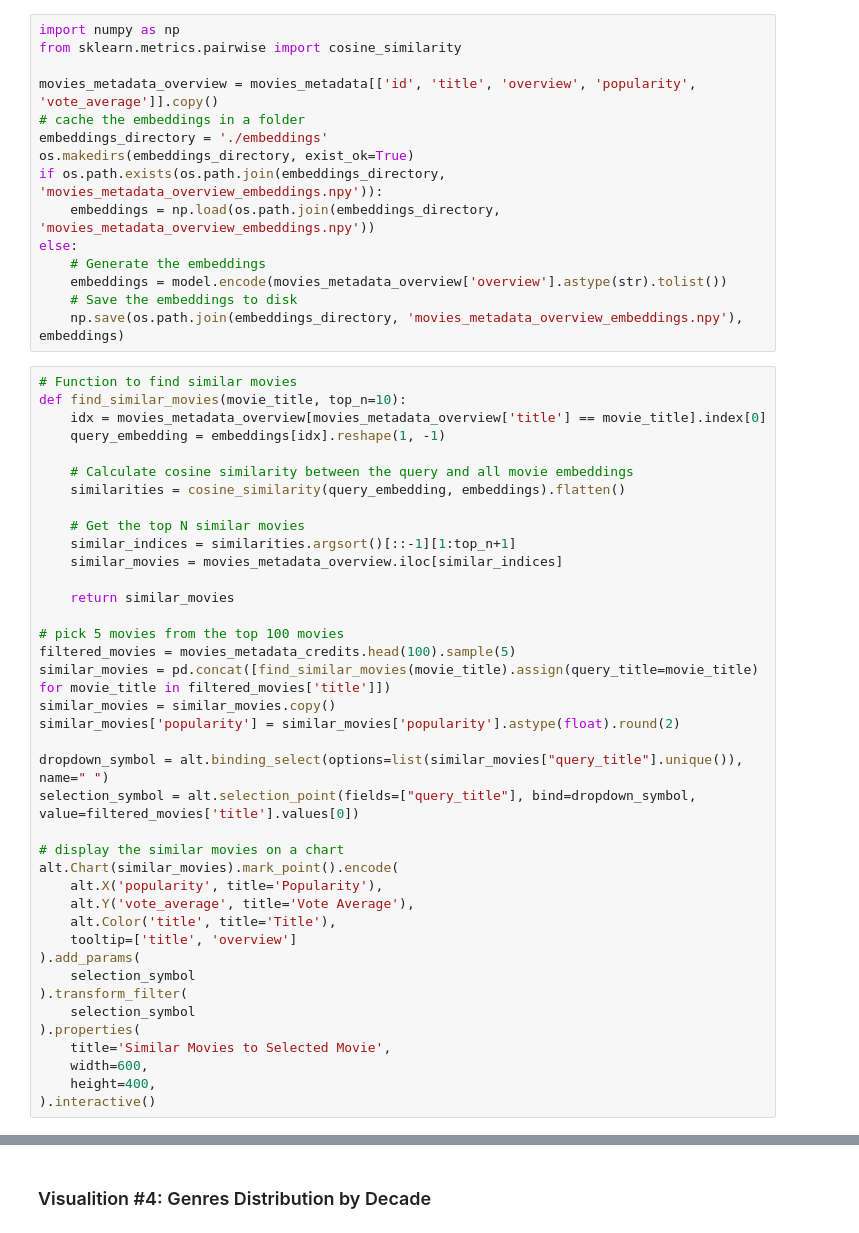
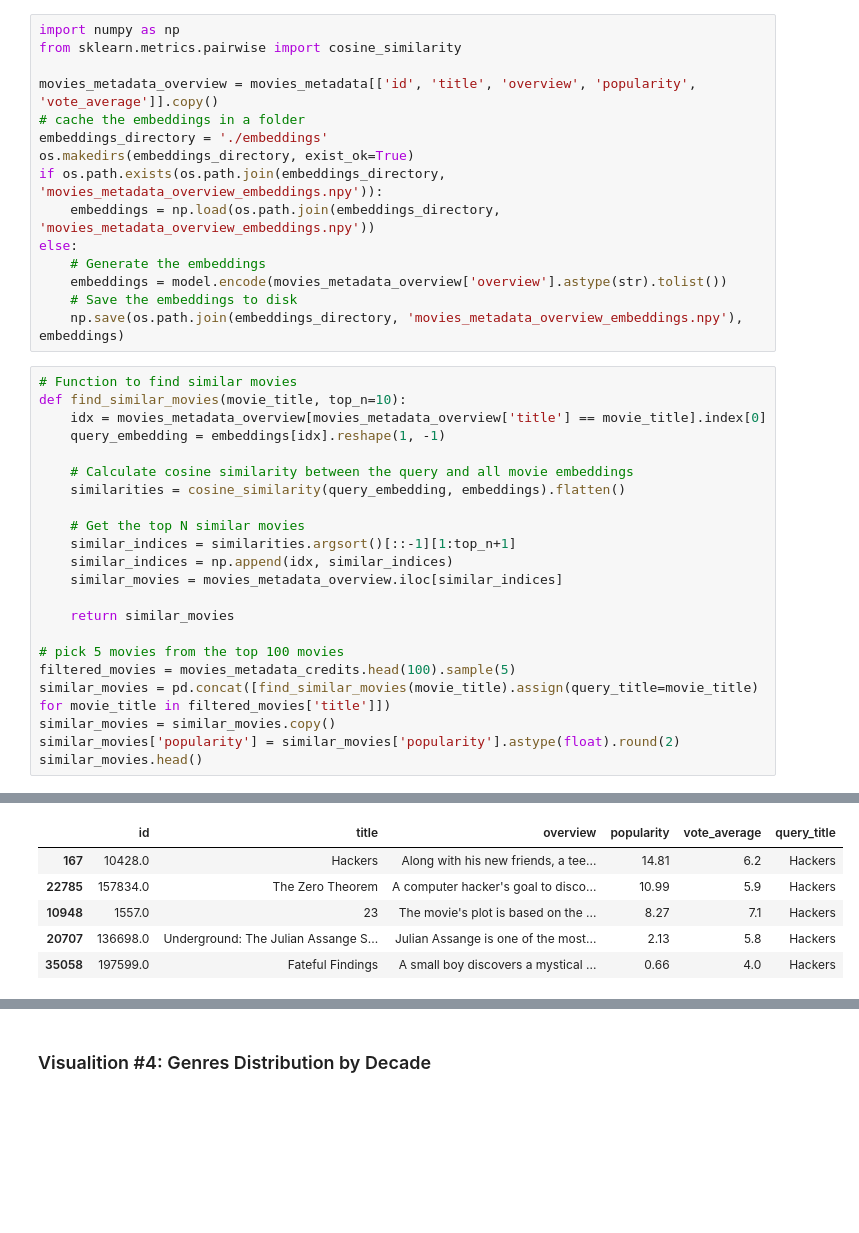
Before and after one commit to balajigandhi/msds_dtsa5304, a Jupyter notebook: The_Movies_Dataset.ipynb, the cells around one changed output, grey strips where cells are left out. Cells and saved outputs as stored; diff of their text form; blank space fills up the shorter version.

```diff
--- a/The_Movies_Dataset.ipynb
+++ b/The_Movies_Dataset.ipynb
@@ -301,6 +301,7 @@ def find_similar_movies(movie_title, top_n=10):
 
     # Get the top N similar movies
     similar_indices = similarities.argsort()[::-1][1:top_n+1]
+    similar_indices = np.append(idx, similar_indices)
     similar_movies = movies_metadata_overview.iloc[similar_indices]
 
     return similar_movies
@@ -310,23 +311,5 @@ filtered_movies = movies_metadata_credits.head(100).sample(5)
 similar_movies = pd.concat([find_similar_movies(movie_title).assign(query_title=movie_title) for movie_title in filtered_movies['title']])
 similar_movies = similar_movies.copy()
 similar_movies['popularity'] = similar_movies['popularity'].astype(float).round(2)
-
-dropdown_symbol = alt.binding_select(options=list(similar_movies["query_title"].unique()), name=" ")
-selection_symbol = alt.selection_point(fields=["query_title"], bind=dropdown_symbol, value=filtered_movies['title'].values[0])
-
-# display the similar movies on a chart
-alt.Chart(similar_movies).mark_point().encode(
-    alt.X('popularity', title='Popularity'),
-    alt.Y('vote_average', title='Vote Average'),
-    alt.Color('title', title='Title'),
-    tooltip=['title', 'overview']
-).add_params(
-    selection_symbol
-).transform_filter(
-    selection_symbol
-).properties(
-    title='Similar Movies to Selected Movie',
-    width=600,
-    height=400,
-).interactive()
+similar_movies.head()
 # %% [output]
@@ -333,0 +316,6 @@ alt.Chart(similar_movies).mark_point().encode(
+|  | id | title | overview | popularity | vote_average | query_title |
+| 167 | 10428.0 | Hackers | Along with his new friends, a tee... | 14.81 | 6.2 | Hackers |
+| 22785 | 157834.0 | The Zero Theorem | A computer hacker's goal to disco... | 10.99 | 5.9 | Hackers |
+| 10948 | 1557.0 | 23 | The movie's plot is based on the ... | 8.27 | 7.1 | Hackers |
+| 20707 | 136698.0 | Underground: The Julian Assange S... | Julian Assange is one of the most... | 2.13 | 5.8 | Hackers |
+| 35058 | 197599.0 | Fateful Findings | A small boy discovers a mystical ... | 0.66 | 4.0 | Hackers |
```
Also changed, not shown: parts of 2 cells of this notebook.
